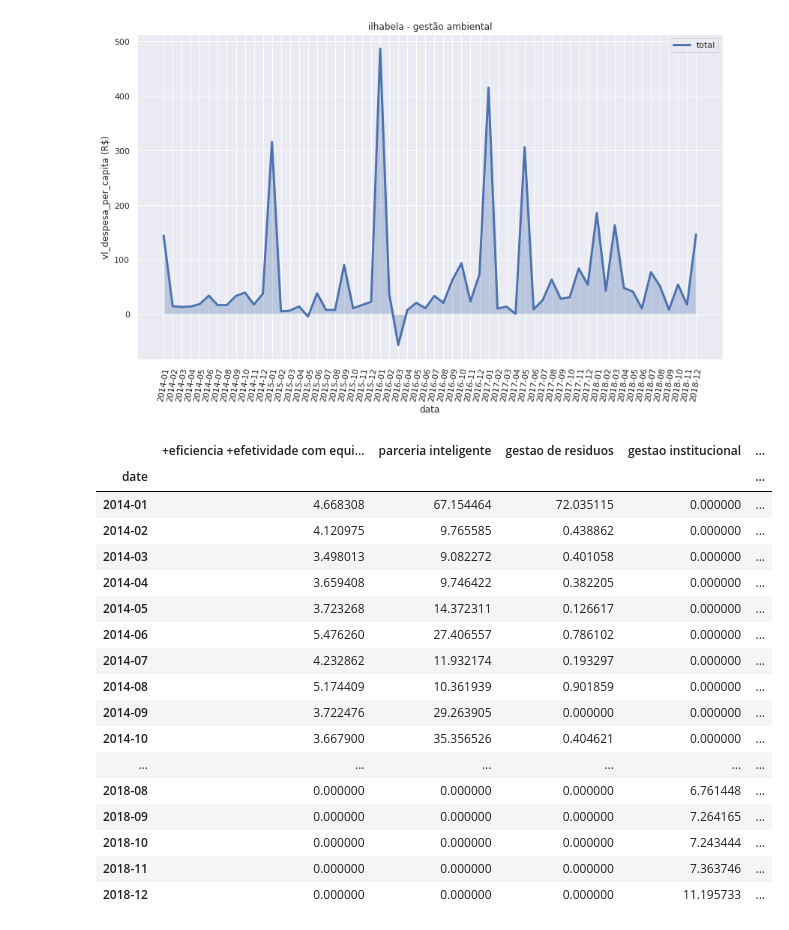
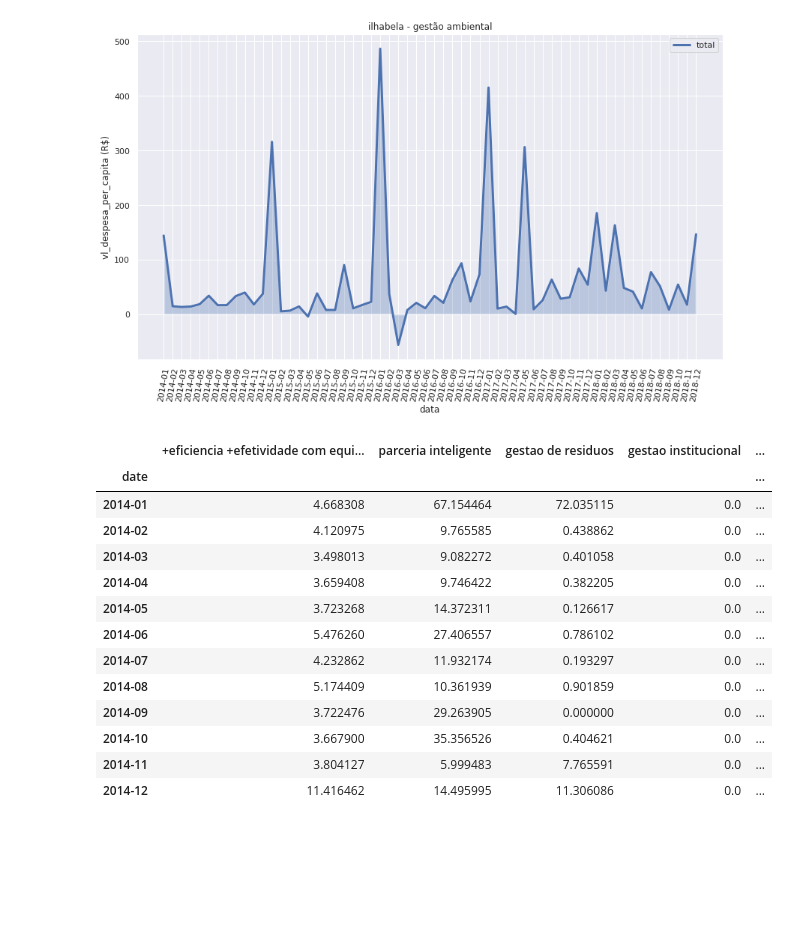
Before and after one commit to guilhermeduartte/Deephack, a Jupyter notebook: Automatizado.ipynb, the cells around one changed output. Cells and saved outputs as stored; diff of their text form; code cells hidden in the pictures; blank space fills up the shorter version.

```diff
--- a/Automatizado.ipynb
+++ b/Automatizado.ipynb
@@ -110,6 +110,20 @@ def calcDespesa(date, base, programa = None):
 
     del temp
     return despesa
+# %%
+def yearToYearMonth(year):
+    '''
+    Return [{year}-01, {year}-02, ..., {year}-12]
+    '''
+
+    dates = []
+    for month in range(1, 13):
+        if month < 10:
+            str_month = '0'+str(month)
+        else:
+            str_month = str(month)
+        dates.append(str(year)+'-'+str_month)
+    return dates
 # %%
 class Municipio:
     '''
@@ -247,6 +261,27 @@ class Municipio:
         plt.ylabel('vl_despesa_per_capita (R$)')
         plt.xlabel('data')
         plt.legend()
+
+    def describeProgramas(self, years = None):
+
+        if years is None:
+            years = self.years_
+
+        # dicionario dos programas para despesa
+        despesas = {}
+
+        # para cada ano, visualizar as depesas
+        for year in years:
+            print('## Ano:', year, '##')
+            dates = yearToYearMonth(year)
+            temp = self.serie_.loc[dates]
+            for programa in self.serie_.columns:
+                if programa == 'total':
+                    continue
+                despesas[programa] = temp[programa].sum()
+                if despesas[programa] < 0.001:
+                    continue
+                print('> programa: \'{0:1}\'\n>> R$ {1:2.2f} per capita\n\n'.format(programa, despesas[programa]))
 # %%
 from zipfile import ZipFile
 import urllib.request
@@ -304,7 +339,7 @@ downloadDespesas(sample.index, unzip = True, year = 2016)
 # %% [output]
 All files have been downloaded!
 # %%
-exemplo = Municipio('ilhabela', years = (2014, 2018), onlyAmbiental=True)
+exemplo = Municipio('ilhabela', years = (2016, 2018), onlyAmbiental=True)
 # %% [output]
 Reading data...
 > reading population, i-Amb, lat, long...
@@ -331,23 +384,19 @@ exemplo.plotSerie()
 # %% [output]
 [figure]
 # %%
-exemplo.serie_
+exemplo.serie_.loc[yearToYearMonth(2014)]
 # %% [output]
 |  | +eficiencia +efetividade com equi... | parceria inteligente | gestao de residuos | gestao institucional | ... |
 | date |  |  |  |  | ... |
-| 2014-01 | 4.668308 | 67.154464 | 72.035115 | 0.000000 | ... |
-| 2014-02 | 4.120975 | 9.765585 | 0.438862 | 0.000000 | ... |
-| 2014-03 | 3.498013 | 9.082272 | 0.401058 | 0.000000 | ... |
-| 2014-04 | 3.659408 | 9.746422 | 0.382205 | 0.000000 | ... |
-| 2014-05 | 3.723268 | 14.372311 | 0.126617 | 0.000000 | ... |
-| 2014-06 | 5.476260 | 27.406557 | 0.786102 | 0.000000 | ... |
-| 2014-07 | 4.232862 | 11.932174 | 0.193297 | 0.000000 | ... |
-| 2014-08 | 5.174409 | 10.361939 | 0.901859 | 0.000000 | ... |
-| 2014-09 | 3.722476 | 29.263905 | 0.000000 | 0.000000 | ... |
-| 2014-10 | 3.667900 | 35.356526 | 0.404621 | 0.000000 | ... |
-| ... | ... | ... | ... | ... | ... |
-| 2018-08 | 0.000000 | 0.000000 | 0.000000 | 6.761448 | ... |
-| 2018-09 | 0.000000 | 0.000000 | 0.000000 | 7.264165 | ... |
-| 2018-10 | 0.000000 | 0.000000 | 0.000000 | 7.243444 | ... |
-| 2018-11 | 0.000000 | 0.000000 | 0.000000 | 7.363746 | ... |
-| 2018-12 | 0.000000 | 0.000000 | 0.000000 | 11.195733 | ... |
+| 2014-01 | 4.668308 | 67.154464 | 72.035115 | 0.0 | ... |
+| 2014-02 | 4.120975 | 9.765585 | 0.438862 | 0.0 | ... |
+| 2014-03 | 3.498013 | 9.082272 | 0.401058 | 0.0 | ... |
+| 2014-04 | 3.659408 | 9.746422 | 0.382205 | 0.0 | ... |
+| 2014-05 | 3.723268 | 14.372311 | 0.126617 | 0.0 | ... |
+| 2014-06 | 5.476260 | 27.406557 | 0.786102 | 0.0 | ... |
+| 2014-07 | 4.232862 | 11.932174 | 0.193297 | 0.0 | ... |
+| 2014-08 | 5.174409 | 10.361939 | 0.901859 | 0.0 | ... |
+| 2014-09 | 3.722476 | 29.263905 | 0.000000 | 0.0 | ... |
+| 2014-10 | 3.667900 | 35.356526 | 0.404621 | 0.0 | ... |
+| 2014-11 | 3.804127 | 5.999483 | 7.765591 | 0.0 | ... |
+| 2014-12 | 11.416462 | 14.495995 | 11.306086 | 0.0 | ... |
```
Also changed, not shown: parts of 3 cells of this notebook.
